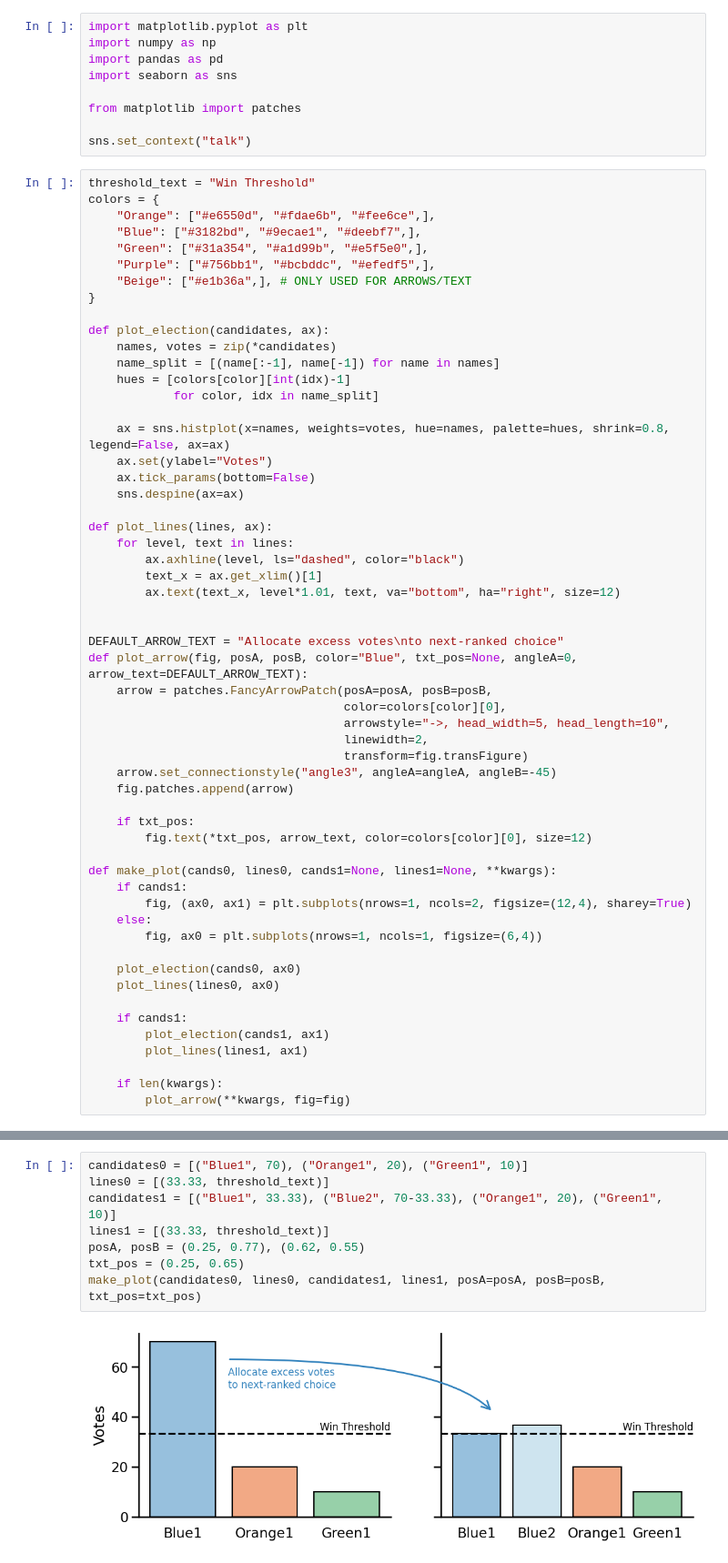
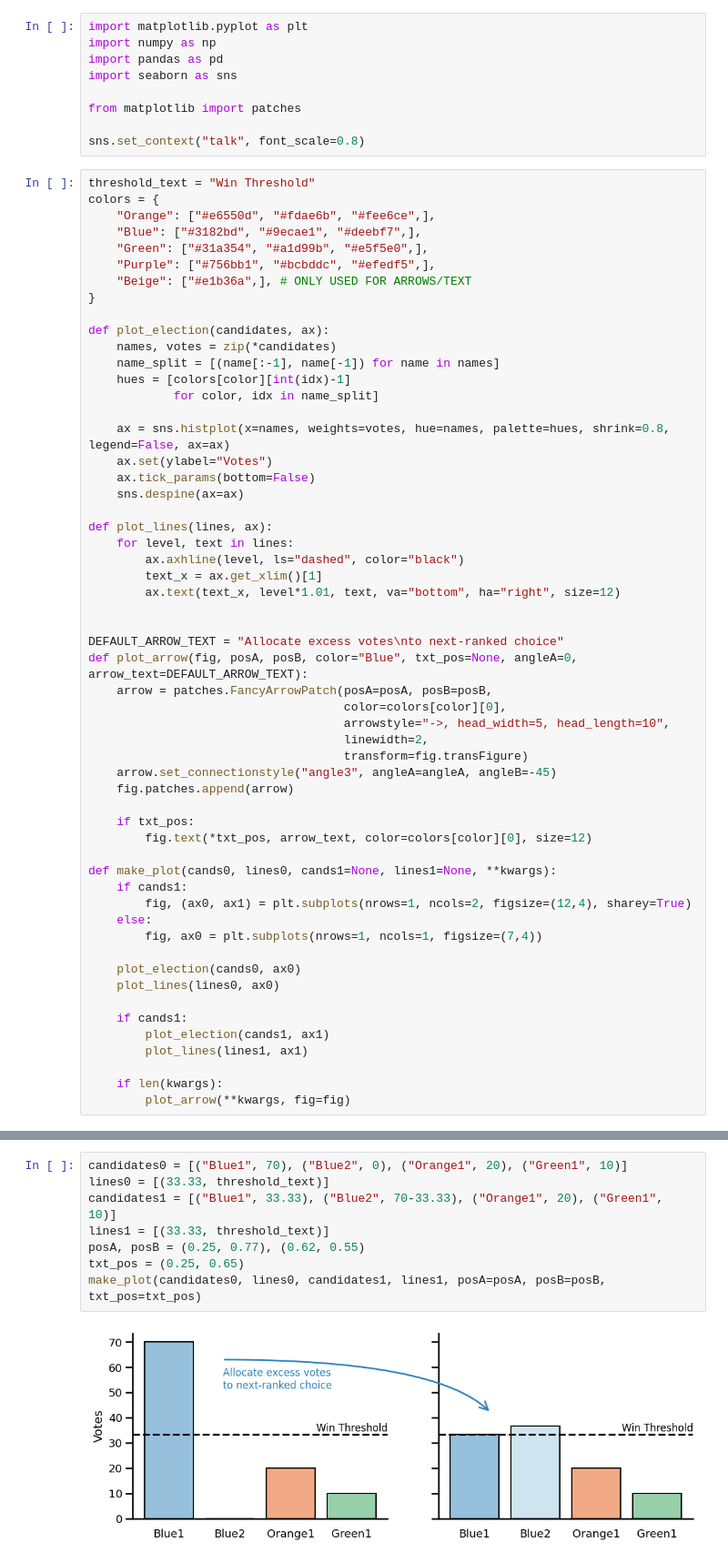
Before and after one commit to chrisroat/voters_choice, a Jupyter notebook: voters_choice.ipynb, the cells around one changed output, grey strips where cells are left out. Shown at 91% size. Drawn from its saved outputs; the diff is of its cells as text.

```diff
--- a/voters_choice.ipynb
+++ b/voters_choice.ipynb
@@ -6,7 +6,7 @@ import seaborn as sns
 
 from matplotlib import patches
 
-sns.set_context("talk")
+sns.set_context("talk", font_scale=0.8)
 # %%
 threshold_text = "Win Threshold"
 colors = {
@@ -52,7 +52,7 @@ def make_plot(cands0, lines0, cands1=None, lines1=None, **kwargs):
     if cands1:
         fig, (ax0, ax1) = plt.subplots(nrows=1, ncols=2, figsize=(12,4), sharey=True)
     else:
-        fig, ax0 = plt.subplots(nrows=1, ncols=1, figsize=(6,4))
+        fig, ax0 = plt.subplots(nrows=1, ncols=1, figsize=(7,4))
 
     plot_election(cands0, ax0)
     plot_lines(lines0, ax0)
@@ -101,13 +102,13 @@ make_plot(candidates0, lines0, candidates1, lines1, posA=posA, posB=posB, angleA
 # %%
-candidates0 = [("Blue1", 70), ("Orange1", 20), ("Green1", 10)]
+candidates0 = [("Blue1", 70), ("Blue2", 0), ("Orange1", 20), ("Green1", 10)]
 lines0 = [(33.33, threshold_text)]
 candidates1 = [("Blue1", 33.33), ("Blue2", 70-33.33), ("Orange1", 20), ("Green1", 10)]
 lines1 = [(33.33, threshold_text)]
 posA, posB = (0.25, 0.77), (0.62, 0.55)
 txt_pos = (0.25, 0.65)
 make_plot(candidates0, lines0, candidates1, lines1, posA=posA, posB=posB, txt_pos=txt_pos)
 # %% [output]
-[figure, old version]
+[figure, new version]
 # %%
 candidates = [("Blue1", 63), ("Orange1", 37)]
 lines = [(33.33, threshold_text)]
```
Also changed, not shown: parts of 6 cells of this notebook.
